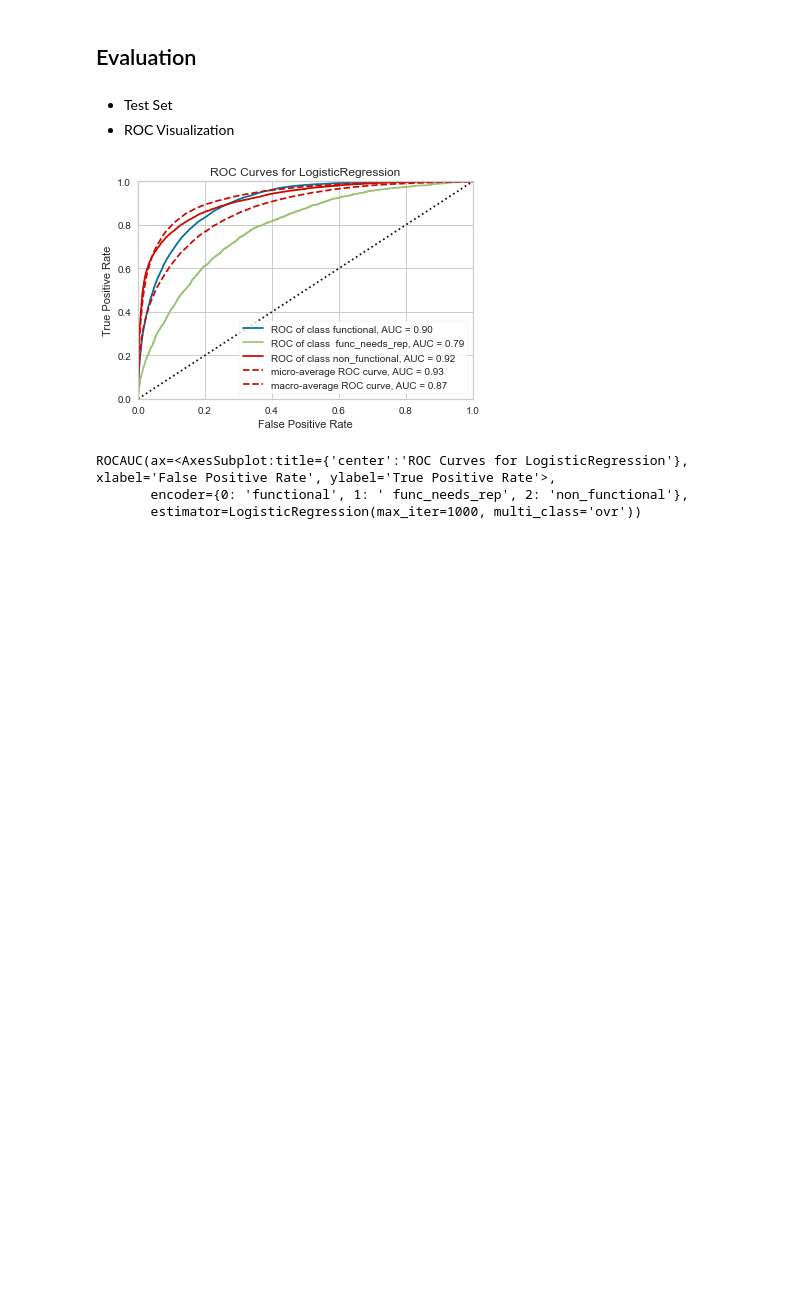
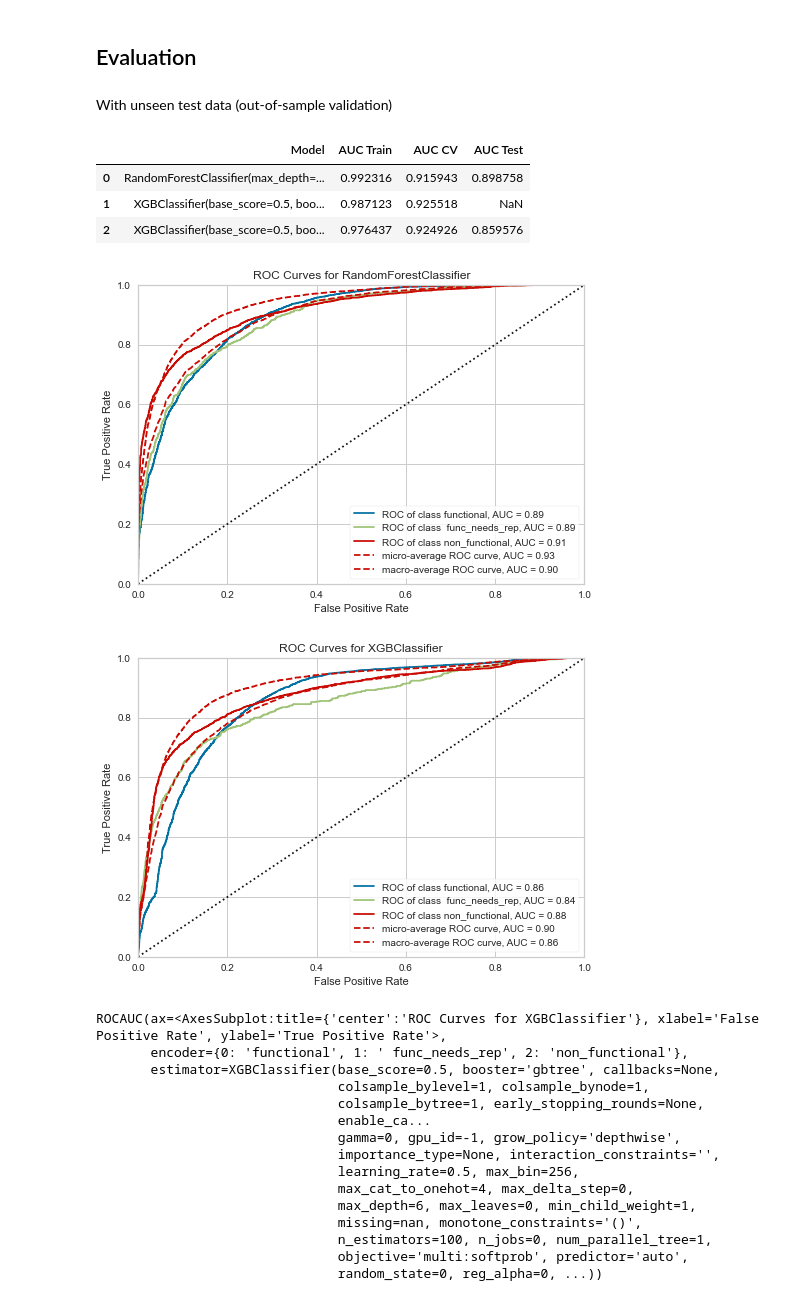
Before and after one commit to timo282/Tanzania_Pumps_Prediction, a Jupyter notebook: Prediction_Model_3_targets.ipynb, the cells around one changed output. Drawn from its saved outputs; the diff is of its cells as text; code cells hidden in the pictures; blank space fills up the shorter version.

```diff
--- a/Prediction_Model_3_targets.ipynb
+++ b/Prediction_Model_3_targets.ipynb
@@ -352,0 +449,11 @@ df_tuned
+# %%
+from sklearn.utils import class_weight
+classes_weights = list(class_weight.compute_class_weight('balanced', classes=np.unique(y_train), y=y_train))
+
+weights = np.ones(y_train.shape[0], dtype='float')
+
+for i, val in enumerate(y_train):
+    weights[i] = classes_weights[val-1]
+
+xgb_cf_w = XGBClassifier()
+xgb_cf_w.fit(X_train, y_train, sample_weight=weights);
@@ -352,0 +481,8 @@ df_tuned
+# %%
+rf_cf_w = RandomForestClassifier(random_state=42)
+rf_cf_w.fit(X_train, y_train, sample_weight=weights)
+y_pred = rf_cf_w.predict_proba(X_train)
+auc_train = roc_auc_score(y_train, y_pred, multi_class='ovr')
+cv_res = cross_validate(estimator=rf_cf_w, X=X_train, y=y_train, cv=5, scoring='roc_auc_ovr')
+auc_cv = cv_res["test_score"].mean()
+print(f"{auc_train}, {auc_cv}")
@@ -353,5 +491,26 @@ df_tuned
 # %% [markdown]
 ## Evaluation
-# %% [markdown]
-- Test Set
-- ROC Visualization
+# %% [markdown]
+With unseen test data (out-of-sample validation)
+# %%
+df_pump_test = pd.read_csv("pump_test.csv")
+
+df_test = df_pump_test.copy()
+
+df_test["t_functional"] = df_test["status_group"].apply(lambda x: 0 if x=="non functional" else 1)
+df_test["t_needs_rep"] = df_test["status_group"].apply(lambda x: 1 if x=="functional needs repair" else 0)
+
+df_test = df_test.drop(df_test[df_test.longitude == 0].index)
+
+df_test["amount_per_capita"] = df_test.apply(lambda x: x["amount_tsh"]/x["population"] if x["population"] != 0 else 0, axis=1)
+
+df_test["district_code"] = df_test["district_code"].astype("category")
+df_test["region_code"] = df_test["region_code"].astype("category")
+
+y_test = df_test.loc[:,'status_group']
+y_test = le.transform(y_test)
+
+y_test_f = df_test["t_functional"]
+y_test_r = df_test["t_needs_rep"]
+# %%
+X_test = col_trans.transform(X=df_test)
@@ -358,3 +520,11 @@ df_tuned
+# %%
+df_tuned["AUC Test"] = [auc_test_rf, np.nan, auc_test_xgb]
+df_tuned
+# %% [output]
+|  | Model | AUC Train | AUC CV | AUC Test |
+| 0 | RandomForestClassifier(max_depth=... | 0.992316 | 0.915943 | 0.898758 |
+| 1 | XGBClassifier(base_score=0.5, boo... | 0.987123 | 0.925518 | NaN |
+| 2 | XGBClassifier(base_score=0.5, boo... | 0.976437 | 0.924926 | 0.859576 |
 # %%
 from yellowbrick.classifier import ROCAUC
 
@@ -368,9 +538,23 @@ def plot_ROC_AUC(model, X_train, y_train, X_test, y_test):
 
     return vis
 # %%
-plot_ROC_AUC(lr_cf, X_train, y_train, X_train, y_train) # just an example
+plot_ROC_AUC(rf_cf_opt, X_train, y_train, X_test, y_test)
+plot_ROC_AUC(xgb_cf_opt, X_train, y_train, X_test, y_test)
 # %% [output]
-[figure, old version]
+[figure, new version]
+[figure, added]
-ROCAUC(ax=<AxesSubplot:title={'center':'ROC Curves for LogisticRegression'}, xlabel='False Positive Rate', ylabel='True Positive Rate'>,
+ROCAUC(ax=<AxesSubplot:title={'center':'ROC Curves for XGBClassifier'}, xlabel='False Positive Rate', ylabel='True Positive Rate'>,
        encoder={0: 'functional', 1: ' func_needs_rep', 2: 'non_functional'},
-       estimator=LogisticRegression(max_iter=1000, multi_class='ovr'))
+       estimator=XGBClassifier(base_score=0.5, booster='gbtree', callbacks=None,
+                               colsample_bylevel=1, colsample_bynode=1,
+                               colsample_bytree=1, early_stopping_rounds=None,
+                               enable_ca...
+                               gamma=0, gpu_id=-1, grow_policy='depthwise',
+                               importance_type=None, interaction_constraints='',
+                               learning_rate=0.5, max_bin=256,
+                               max_cat_to_onehot=4, max_delta_step=0,
+                               max_depth=6, max_leaves=0, min_child_weight=1,
+                               missing=nan, monotone_constraints='()',
+                               n_estimators=100, n_jobs=0, num_parallel_tree=1,
+                               objective='multi:softprob', predictor='auto',
+                               random_state=0, reg_alpha=0, ...))
```
Also changed, not shown: parts of 23 cells of this notebook, 2 other files.
